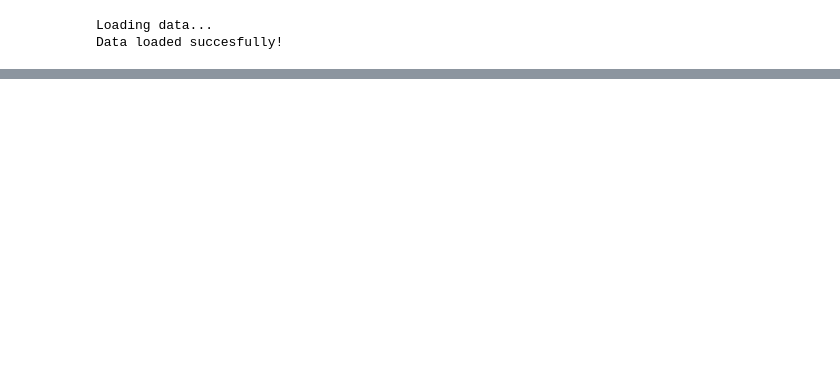
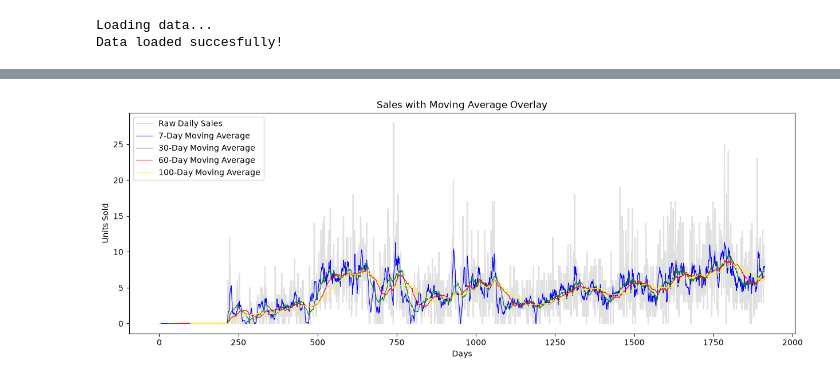
Before and after one commit to roooooh1t/Adaptive-Time-Series-Forecasting-Engine, a Jupyter notebook: src/models/classical/MA.ipynb, the cells around one changed output, grey strips where cells are left out. Saved outputs shown, nothing was run; the diff lists cells and outputs as text; code cells hidden in the pictures; blank space fills up the shorter version.

```diff
--- a/src/models/classical/MA.ipynb
+++ b/src/models/classical/MA.ipynb
@@ -44,0 +63,2 @@ df.T
+# %%
+sales_series = pd.Series(sales)
@@ -44,0 +80,21 @@ df.T
+# %%
+sma_7 = sales_series.rolling(window=7).mean().round(2).astype("Float64")
+sma_30 = sales_series.rolling(window=30).mean().round(2).astype("Float64")
+sma_60 = sales_series.rolling(window=60).mean().round(2).astype("Float64")
+sma_100 = sales_series.rolling(window=100).mean().round(2).astype("Float64")
+# %%
+plt.figure(figsize=(15, 5))
+plt.plot(sales_series, color='lightgrey', label='Raw Daily Sales', alpha=0.7)
+plt.plot(sma_7, color='blue', label='7-Day Moving Average', linewidth=0.8)
+plt.plot(sma_30, color='green', label='30-Day Moving Average', linewidth=0.8)
+plt.plot(sma_60, color='red', label='60-Day Moving Average', linewidth=0.8)
+plt.plot(sma_100, color='yellow', label='100-Day Moving Average', linewidth=0.8)
+
+
+plt.title("Sales with Moving Average Overlay")
+plt.xlabel("Days")
+plt.ylabel("Units Sold")
+plt.legend()
+plt.show()
+# %% [output]
+[figure, added]
```
Also changed, not shown: parts of 7 cells of this notebook, 3 other files.
